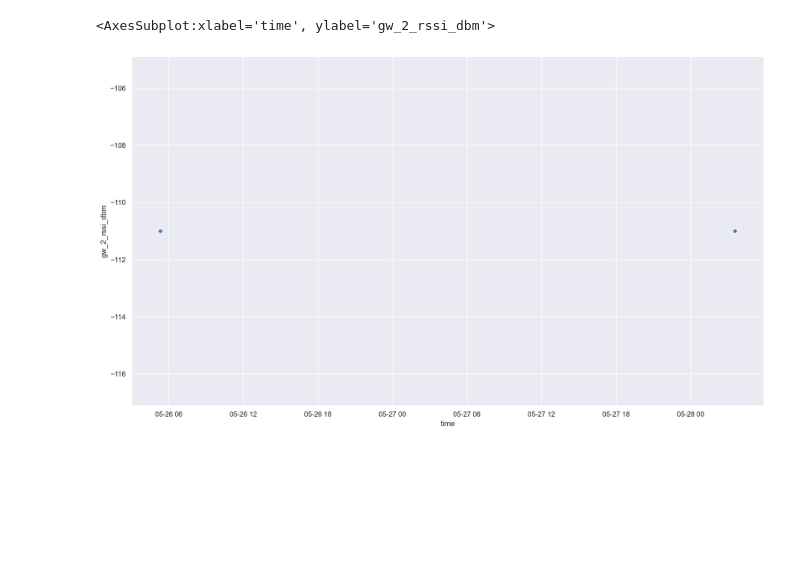
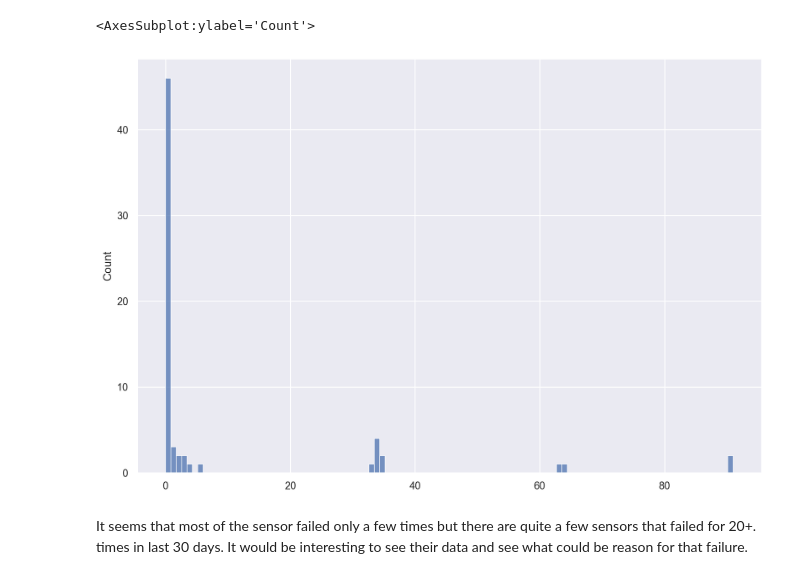
Before and after one commit to timsinashok/floodnet_ugsrp-2023, a Jupyter notebook: Data_analysis.ipynb, the cells around one changed output. Saved outputs shown, nothing was run; the diff lists cells and outputs as text; code cells hidden in the pictures; blank space fills up the shorter version.

```diff
--- a/Data_analysis.ipynb
+++ b/Data_analysis.ipynb
@@ -368,5 +78,8 @@ sns.scatterplot(x='time', y='batt_v', data = selected_rows , )
-# %%
-sns.scatterplot(x='time', y='gw_2_rssi_dbm', data = selected_rows , )
-# %% [output]
-<AxesSubplot:xlabel='time', ylabel='gw_2_rssi_dbm'>
-[figure, removed]
+# %%
+sns.set(rc = {'figure.figsize':(12,8)})
+sns.histplot(heights)
+# %% [output]
+<AxesSubplot:ylabel='Count'>
+[figure, added]
+# %% [markdown]
+It seems that most of the sensor failed only a few times but there are quite a few sensors that failed for 20+. times in last 30 days. It would be interesting to see their data and see what could be reason for that failure.
```
Also changed, not shown: parts of 25 cells of this notebook.
